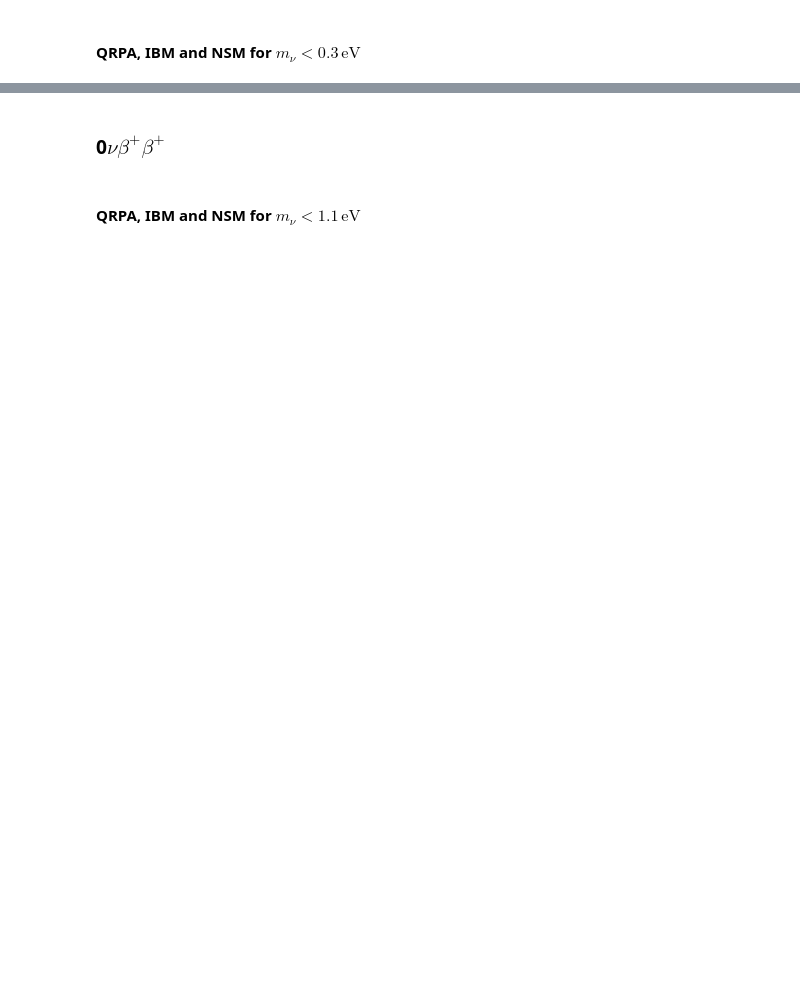
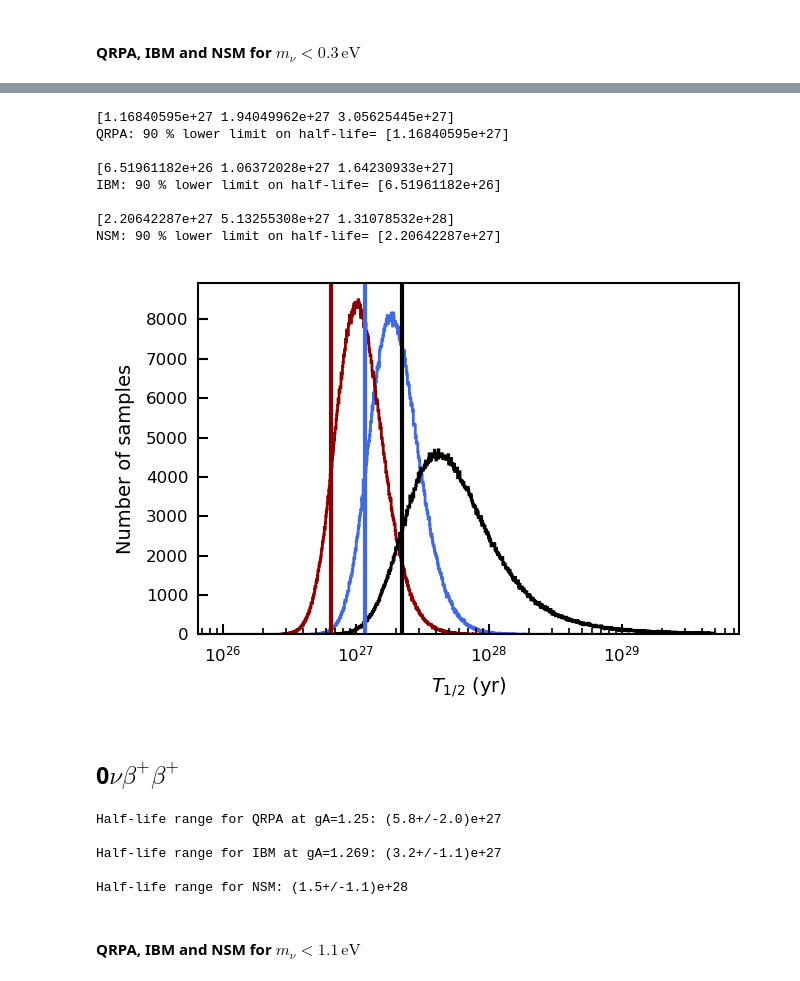
Before and after one commit to bglenardo/MuensterTPC-MC, a Jupyter notebook: Half-life calculations/0nudecays.ipynb, the cells around one changed output, grey strips where cells are left out. Cells and saved outputs as stored; diff of their text form; code cells hidden in the pictures; blank space fills up the shorter version.

```diff
--- a/Half-life calculations/0nudecays.ipynb
+++ b/Half-life calculations/0nudecays.ipynb
@@ -419,5 +351,53 @@ NSM lower limit on T_1/2: [4.60168079e+27] yr
+# %%
+mnu=mnu03
+
+t0vecbp_qrpa=sample_halflife_mnu(me, mnu, m0vecbp_qrpa, g0vecbp, R, 1000000)
+lowerlimits_qrpa=np.quantile(t0vecbp_qrpa, [0.1,0.5,0.841])
+print(lowerlimits_qrpa)
+lowerlimit_qrpa=np.quantile(t0vecbp_qrpa, [0.1])
+print('QRPA: 90 % lower limit on half-life=', lowerlimit_qrpa,'\n')
+
+t0vecbp_ibm=sample_halflife_mnu(me, mnu, m0vecbp_ibm, g0vecbp, R, 1000000)
+lowerlimits_ibm=np.quantile(t0vecbp_ibm, [0.1,0.5,0.841])
+print(lowerlimits_ibm)
+lowerlimit_ibm=np.quantile(t0vecbp_ibm, [0.1])
+print('IBM: 90 % lower limit on half-life=', lowerlimit_ibm,'\n')
+
+t0vecbp_nsm=sample_halflife_mnu(me, mnu, m0vecbp_nsm, g0vecbp, R, 1000000)
+lowerlimits_nsm=np.quantile(t0vecbp_nsm, [0.1,0.5,0.841])
+print(lowerlimits_nsm)
+lowerlimit_nsm=np.quantile(t0vecbp_nsm, [0.1])
+print('NSM: 90 % lower limit on half-life=', lowerlimit_nsm,'\n')
+
+
+
+plot_loghist(t0vecbp_qrpa, 1000, (1e26,5e29), color='royalblue', histtype='step', label='QRPA')
+plt.axvline(lowerlimit_qrpa, color='royalblue')
+
+plot_loghist(t0vecbp_ibm, 1000, (1e26,5e29), color='darkred', histtype='step', label='IBM')
+plt.axvline(lowerlimit_ibm, color='darkred')
+
+plot_loghist(t0vecbp_nsm, 1000, (1e26,5e29), color='black', histtype='step', label='NSM')
+plt.axvline(lowerlimit_nsm, color='black')
+
+
+plt.xlabel('$T_{1/2}$ (yr)')
+plt.ylabel('Number of samples')
+#plt.yscale('log')
+plt.draw()
+plt.show()
+# %% [output]
+[1.16840595e+27 1.94049962e+27 3.05625445e+27]
+QRPA: 90 % lower limit on half-life= [1.16840595e+27]
+
+[6.51961182e+26 1.06372028e+27 1.64230933e+27]
+IBM: 90 % lower limit on half-life= [6.51961182e+26]
+
+[2.20642287e+27 5.13255308e+27 1.31078532e+28]
+NSM: 90 % lower limit on half-life= [2.20642287e+27]
+[figure, added]
 # %% [markdown]
-### 0$\nu\beta^+\beta^+$
+## 0$\nu\beta^+\beta^+$
 # %%
 #QRPA at gA=1.25
 m0vbpbp_qrpa=np.mean(M_0vbpbp['QRPA'])
@@ -425,16 +405,16 @@ delta_m0vbpbp_qrpa=np.std(M_0vbpbp['QRPA'])
 
 m0vbpbp_qrpa = ufloat(m0vbpbp_qrpa,delta_m0vbpbp_qrpa)
 
-T_0vbpbp_qrpa = np.divide(1,np.multiply((m0vbpbp_qrpa**2) * (g0vbpbp) * ((1/me)**2), np.power(mnu,2)))
+T_0vbpbp_qrpa = np.divide(1,np.multiply((m0vbpbp_qrpa**2) * (g0vbpbp) * ((1/me)**2), np.power(mnu11,2)))
 
-#print('Half-life range for QRPA at gA=1.25:', T_0vbpbp_qrpa, '\n')
+print('Half-life range for QRPA at gA=1.25:', T_0vbpbp_qrpa, '\n')
 
 #IBM at gA=1.269
 m0vbpbp_ibm = M_0vbpbp['IBM']*(np.max(gA_xe124['IBM'])**2)
 
-T_0vbpbp_ibm = np.divide(1,np.multiply((m0vbpbp_ibm**2) * (g0vbpbp) * ((1/me)**2), np.power(mnu,2)))
+T_0vbpbp_ibm = np.divide(1,np.multiply((m0vbpbp_ibm**2) * (g0vbpbp) * ((1/me)**2), np.power(mnu11,2)))
 
-#print('Half-life range for IBM at gA=1.269:', T_0vbpbp_ibm, '\n')
+print('Half-life range for IBM at gA=1.269:', T_0vbpbp_ibm, '\n')
 
 #NSM
 m0vbpbp_nsm=np.mean(M_0vbpbp['NSM'])
@@ -442,8 +422,14 @@ delta_m0vbpbp_nsm=np.std(M_0vbpbp['NSM'])
 
 m0vbpbp_nsm = ufloat(m0vbpbp_nsm,delta_m0vbpbp_nsm)
 
-T_0vbpbp_nsm = np.divide(1,np.multiply((m0vbpbp_nsm**2) * (g0vbpbp) * ((1/me)**2), np.power(mnu,2)))
+T_0vbpbp_nsm = np.divide(1,np.multiply((m0vbpbp_nsm**2) * (g0vbpbp) * ((1/me)**2), np.power(mnu11,2)))
 
-#print('Half-life range for NSM:', T_0vbpbp_nsm, '\n')
+print('Half-life range for NSM:', T_0vbpbp_nsm, '\n')
+# %% [output]
+Half-life range for QRPA at gA=1.25: (5.8+/-2.0)e+27
+
+Half-life range for IBM at gA=1.269: (3.2+/-1.1)e+27
+
+Half-life range for NSM: (1.5+/-1.1)e+28
 # %% [markdown]
 #### QRPA, IBM and NSM for $m_\nu < 1.1\,\text{eV}$
```
Also changed, not shown: parts of 62 cells of this notebook.
